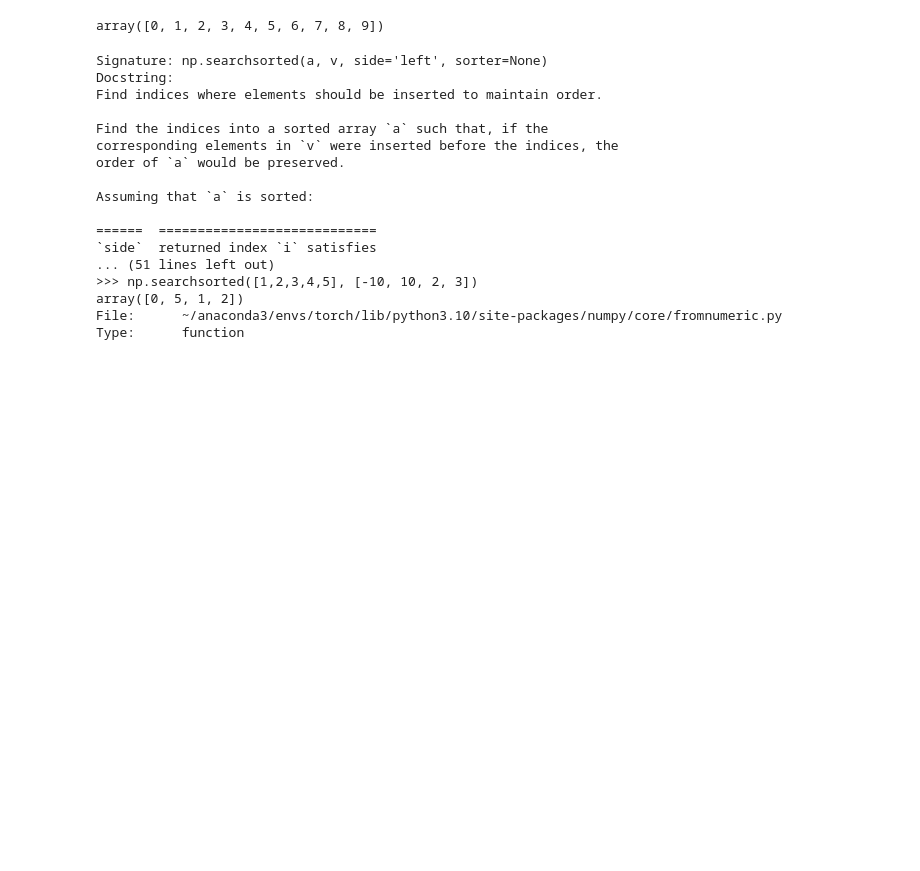
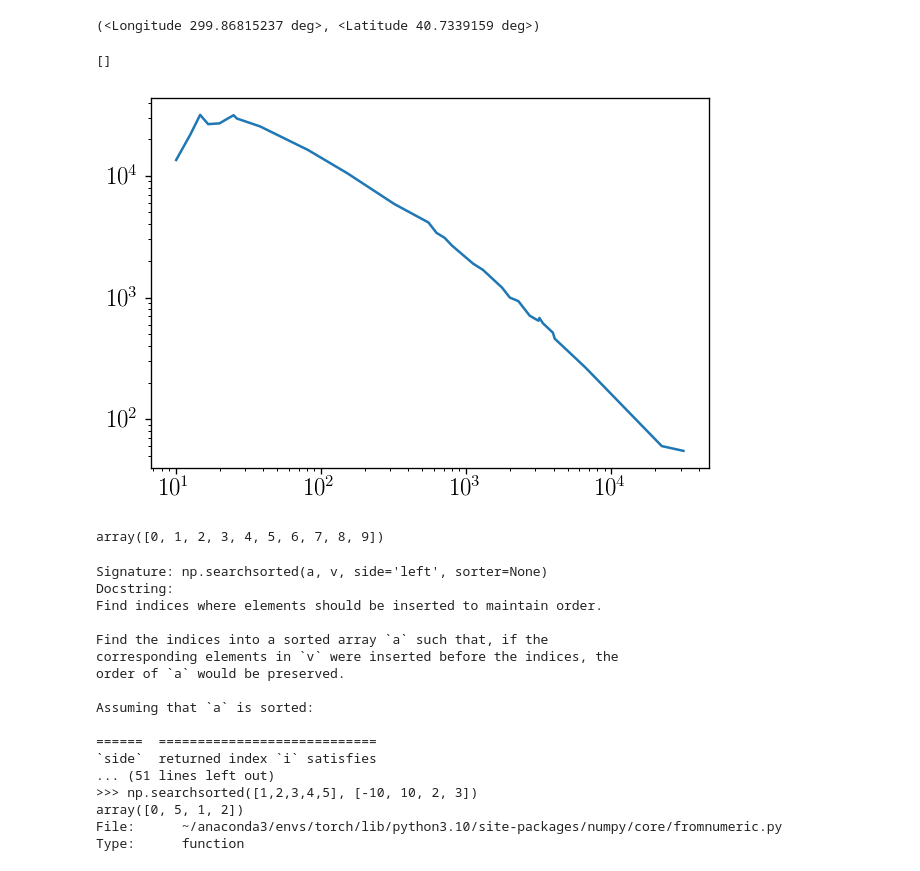
Before and after one commit to yitiansun/axion-mirror, a Jupyter notebook: notebooks/test.ipynb, the cells around one changed output. Saved outputs shown, nothing was run; the diff lists cells and outputs as text; code cells hidden in the pictures; blank space fills up the shorter version.

```diff
--- a/notebooks/test.ipynb
+++ b/notebooks/test.ipynb
@@ -28,3 +28,8 @@ from axionmirror.map_utils import pad_mbl, interp2d_vmap
 import matplotlib as mpl
 import matplotlib.pyplot as plt
 mpl.rc_file("../matplotlibrc")
+# %%
+c = SkyCoord(l=76.18988064623*u.deg, b=5.75538801499*u.deg, frame="galactic")
+c.icrs.ra, c.icrs.dec
+# %% [output]
+(<Longitude 299.86815237 deg>, <Latitude 40.7339159 deg>)
@@ -30,0 +38,8 @@ mpl.rc_file("../matplotlibrc")
+# %%
+z = np.loadtxt('../data/egrs/cygA_spec.txt')
+# %%
+plt.plot(z[:,0], z[:,1])
+plt.loglog()
+# %% [output]
+[]
+[figure, added]
```
Also changed, not shown: parts of 2 cells of this notebook, 19 other files.
